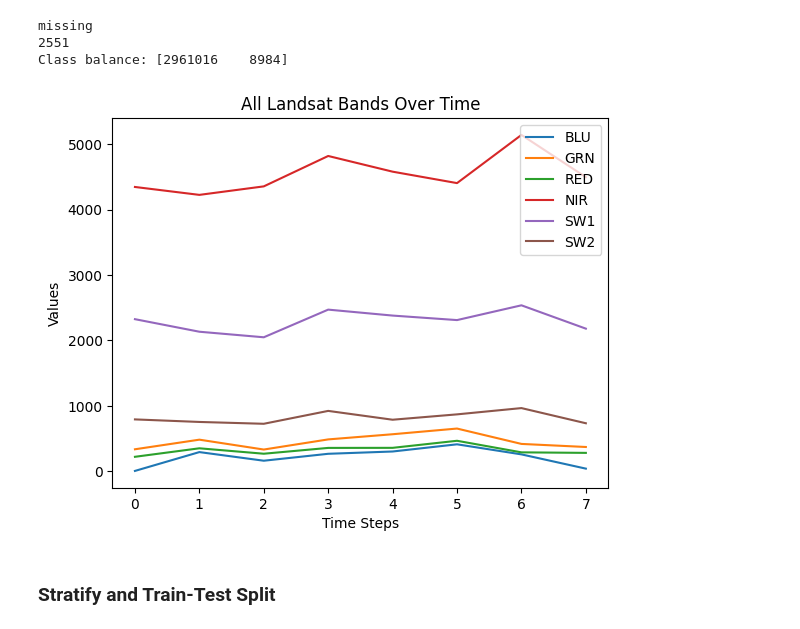
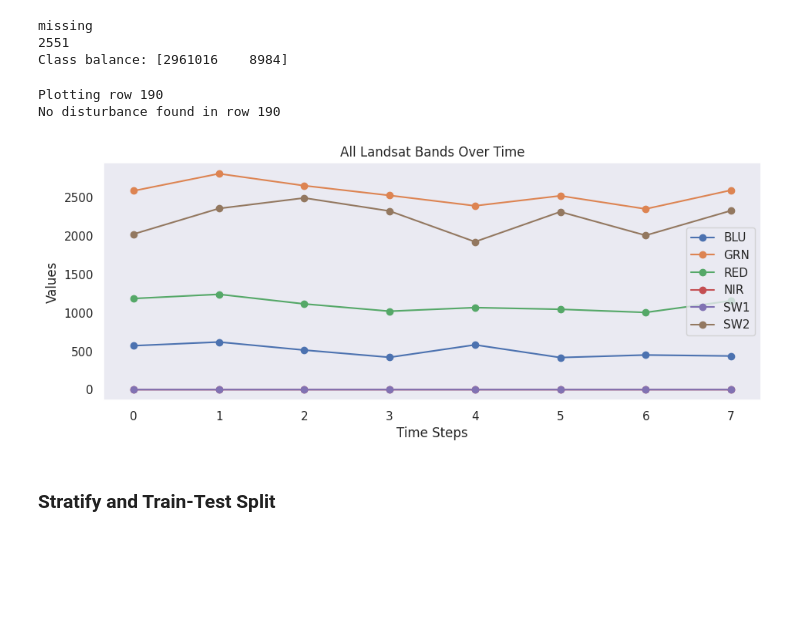
Before and after one commit to jorunnmense/forest-disturbance-detection-landsat-europe, a Jupyter notebook: Multikernel_Model/Training_multikernel.ipynb, the cells around one changed output. Drawn from its saved outputs; the diff is of its cells as text; code cells hidden in the pictures; blank space fills up the shorter version.

```diff
--- a/Multikernel_Model/Training_multikernel.ipynb
+++ b/Multikernel_Model/Training_multikernel.ipynb
@@ -181,8 +233,8 @@ for _, group in tqdm(df.groupby('uniqueid')):
         continue
     #data = group[['NIR', 'SW1', 'SW2','NBR','NDVI','TCB','TCG','TCW','DIn']].diff().fillna(0)
     # Select the features you want to include (e.g., NBR, NDVI, TCW, SWIR)
-    #features = ['RED', 'SW1', 'SW2', 'NBR', 'NDVI', 'TCG', 'TCW', 'DIn']           #### TRY ADDING ALSO NIT AND TCB!!!
-    features = ['BLU', 'GRN', 'RED', 'NIR', 'SW1', 'SW2']
+    features = ['RED', 'SW1', 'SW2', 'NBR', 'NDVI', 'TCG', 'TCW', 'DIn']           #### TRY ADDING ALSO NIT AND TCB!!!
+    #features = ['BLU', 'GRN', 'RED', 'NIR', 'SW1', 'SW2']
 
     data = group[features]
 
@@ -220,20 +272,43 @@ print("Class balance:", np.bincount(flat_labels.astype(int)))
 missing
 2551
 Class balance: [2961016    8984]
-# %%
-# plot the data for index 0
-features = ['BLU', 'GRN', 'RED', 'NIR', 'SW1', 'SW2']
-
-for i, feature_name in enumerate(features):
-    plt.plot(X[0][0][:, i], label=feature_name)
-
-plt.legend()
-plt.xlabel('Time Steps')
-plt.ylabel('Values')
-plt.title('All Landsat Bands Over Time')
-plt.show()
-# %% [output]
-[figure, removed]
+# %%
+features = ['BLU', 'GRN', 'RED', 'NIR', 'SW1', 'SW2']
+sns.set_theme(rc={'figure.figsize': (11, 4)})
+
+y_arr = np.concatenate(y, axis=0)  # shape (n_samples, window_size)
+
+# Get the first row with any disturbance
+row_idx = np.where((y_arr == 1).any(axis=1))[0][0]
+print(f"Plotting row {row_idx}")
+
+sample_X = X[row_idx][0]  # (window_size, num_features)
+sample_y = y[row_idx][0]  # (window_size,)
+
+# 1. Plot all features first
+for i, feature_name in enumerate(features):
+    plt.plot(sample_X[:, i], marker='o', linestyle='-', label=feature_name)
+
+# 2. Mark disturbances on top
+disturbance_steps = np.where(sample_y == 1)[0]
+if disturbance_steps.size > 0:
+    for i in range(len(features)):
+        plt.scatter(disturbance_steps,
+                    sample_X[disturbance_steps, i],
+                    marker='x', color='red', s=100,
+                    label='Disturbance' if i == 0 else "")
+else:
+    print(f"No disturbance found in row {row_idx}")
+
+plt.legend()
+plt.xlabel('Time Steps')
+plt.ylabel('Values')
+plt.title('All Landsat Bands Over Time')
+plt.show()
+# %% [output]
+Plotting row 190
+No disturbance found in row 190
+[figure, added]
 # %% [markdown]
 ### Stratify and Train-Test Split
 # %%
```
Also changed, not shown: parts of 13 cells of this notebook, 4 other files.
